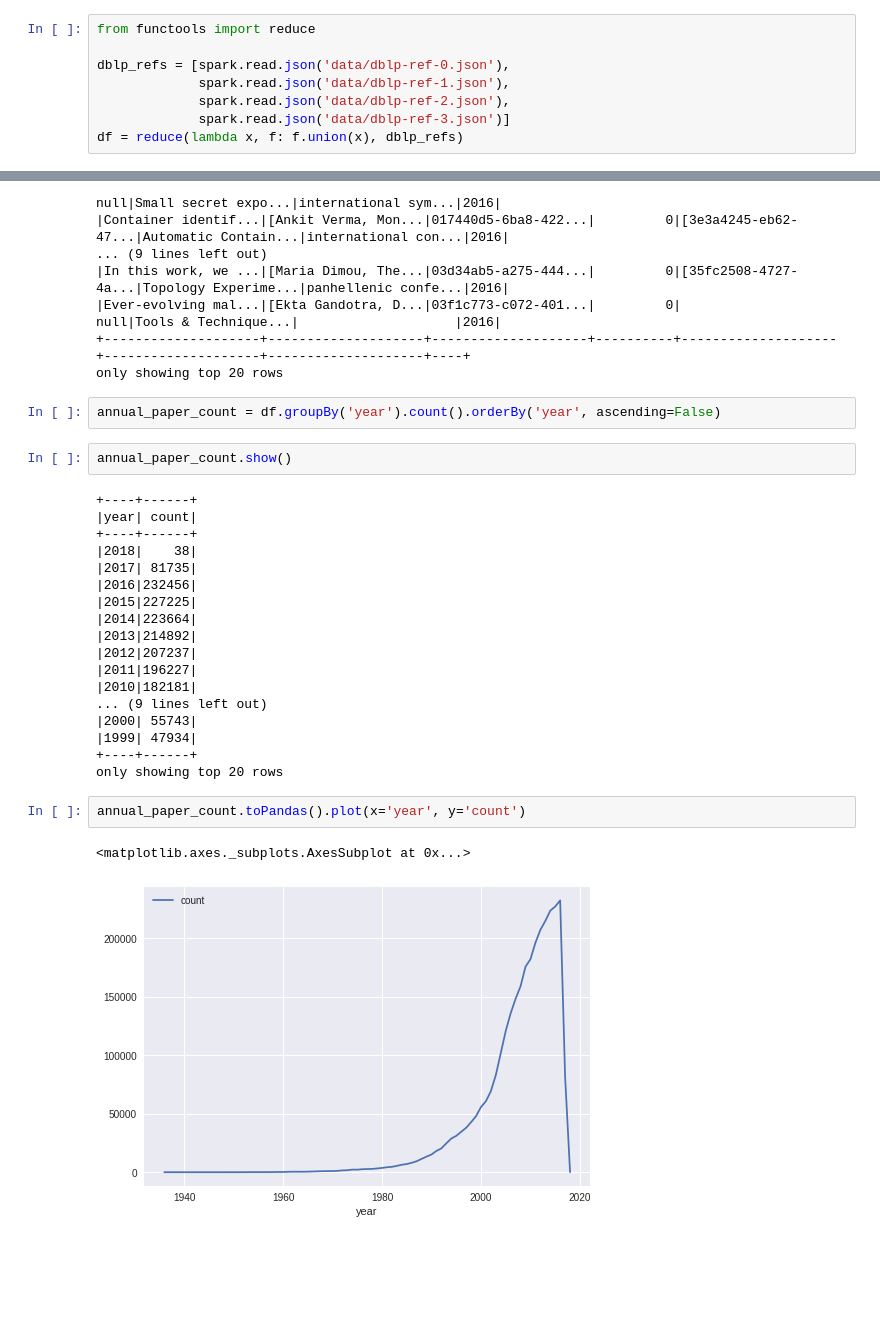
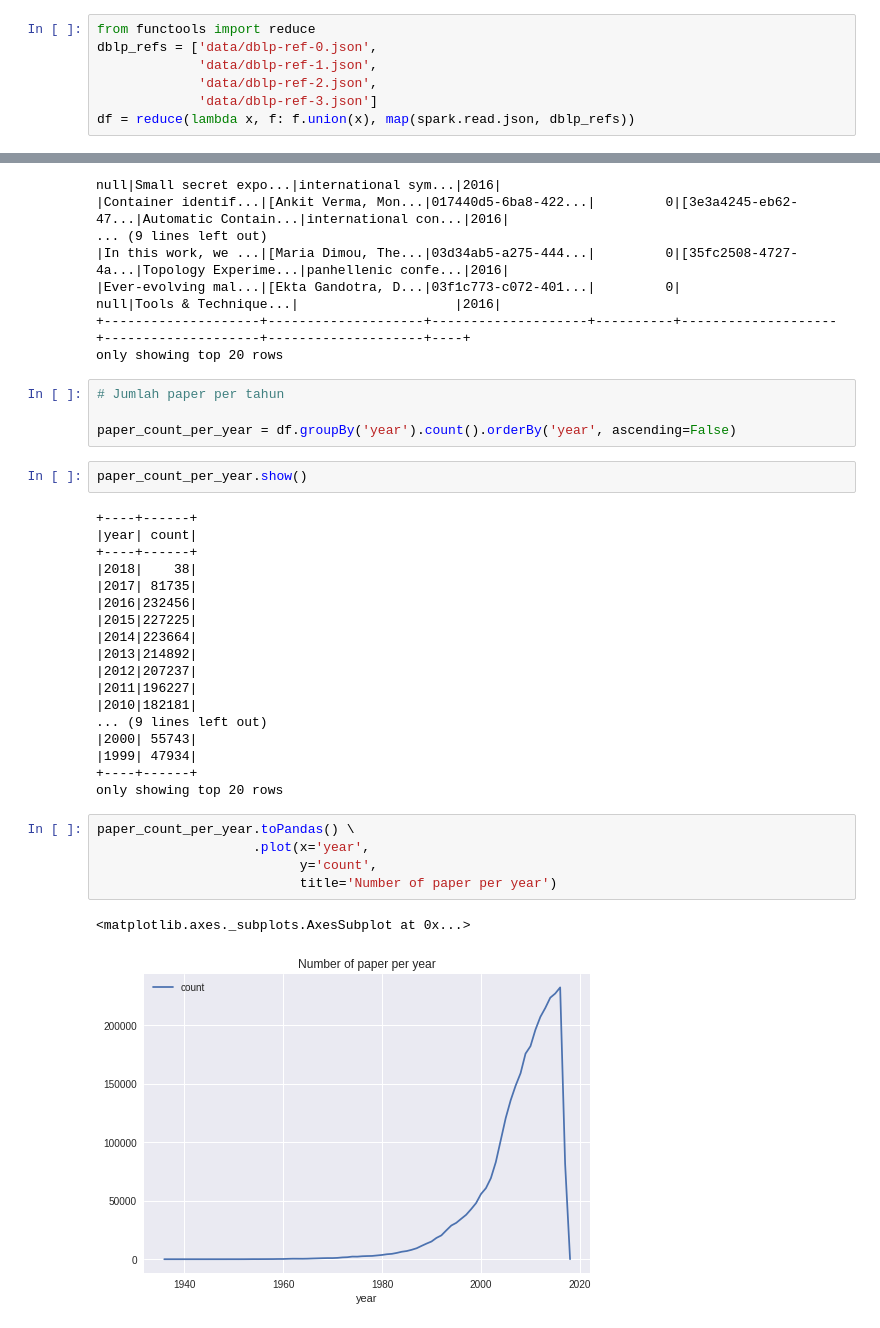
Before and after one commit to rsmbyk/big-data, a Jupyter notebook: apache-spark/cve.ipynb, the cells around one changed output, grey strips where cells are left out. Saved outputs shown, nothing was run; the diff lists cells and outputs as text; blank space fills up the shorter version.

```diff
--- a/apache-spark/cve.ipynb
+++ b/apache-spark/cve.ipynb
@@ -55,12 +52,11 @@ from pyspark.sql import SparkSession, functions as F
 spark = SparkSession.builder.master('local[*]').getOrCreate()
 # %%
 from functools import reduce
-
-dblp_refs = [spark.read.json('data/dblp-ref-0.json'),
-             spark.read.json('data/dblp-ref-1.json'),
-             spark.read.json('data/dblp-ref-2.json'),
-             spark.read.json('data/dblp-ref-3.json')]
-df = reduce(lambda x, f: f.union(x), dblp_refs)
+dblp_refs = ['data/dblp-ref-0.json',
+             'data/dblp-ref-1.json',
+             'data/dblp-ref-2.json',
+             'data/dblp-ref-3.json']
+df = reduce(lambda x, f: f.union(x), map(spark.read.json, dblp_refs))
 # %%
 df.count()
 # %% [output]
@@ -86,9 +82,11 @@ df.show()
 +--------------------+--------------------+--------------------+----------+--------------------+--------------------+--------------------+----+
 only showing top 20 rows
 # %%
-annual_paper_count = df.groupBy('year').count().orderBy('year', ascending=False)
+# Jumlah paper per tahun
+
+paper_count_per_year = df.groupBy('year').count().orderBy('year', ascending=False)
 # %%
-annual_paper_count.show()
+paper_count_per_year.show()
 # %% [output]
 +----+------+
 |year| count|
@@ -108,7 +106,10 @@ annual_paper_count.show()
 +----+------+
 only showing top 20 rows
 # %%
-annual_paper_count.toPandas().plot(x='year', y='count')
+paper_count_per_year.toPandas() \
+                    .plot(x='year',
+                          y='count',
+                          title='Number of paper per year')
 # %% [output]
 <matplotlib.axes._subplots.AxesSubplot at 0x...>
-[figure, old version]
+[figure, new version]
```
Also changed, not shown: parts of 6 cells of this notebook, 2 other files.
